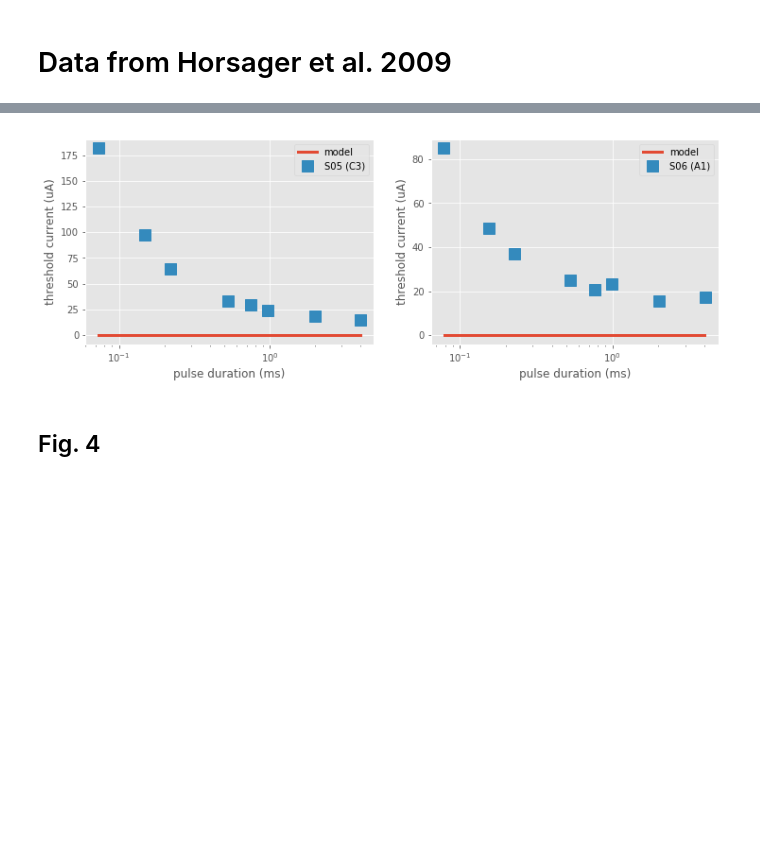
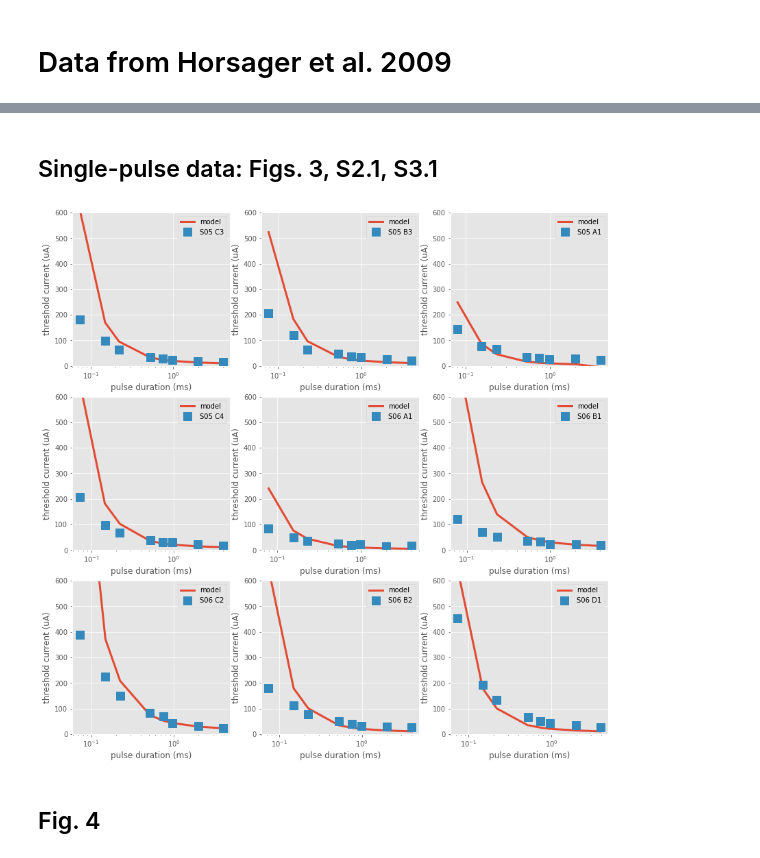
Before and after one commit to mbeyeler/pulse2percept, a Jupyter notebook: examples/notebooks/3.0-horsager-2009-figs.ipynb, the cells around one changed output, grey strips where cells are left out. Cells and saved outputs as stored; diff of their text form; code cells hidden in the pictures; blank space fills up the shorter version.

```diff
--- a/examples/notebooks/3.0-horsager-2009-figs.ipynb
+++ b/examples/notebooks/3.0-horsager-2009-figs.ipynb
@@ -193,27 +151,53 @@ plt.legend()
-# %%
-plt.figure(figsize=(12, 4))
-plt.subplot(121)
-pred = []
-for pdur, amp in fig3['S05']['C3']:
-    pt = p2p.stimuli.PulseTrain(tsample, amp=amp, freq=1,
-                                pulse_dur=pdur / 1000.0,
-                                interphase_dur=pdur / 1000.0)
-    pred.append([pdur, thresh.model_cascade(pt).max()])
-plot_panel(np.array(pred), fig3['S05']['C3'], 'S05 (C3)',
-           'pulse duration (ms)', 'threshold current (uA)',
-           is_semilogx=True)
-
-plt.subplot(122)
-pred = []
-for pdur, amp in fig3['S06']['pred']:
-    pt = p2p.stimuli.PulseTrain(tsample, amp=amp, freq=1,
-                                pulse_dur=pdur / 1000.0,
-                                interphase_dur=pdur / 1000.0)
-    pred.append([pdur, thresh.model_cascade(pt).max()])
-plot_panel(np.array(pred), fig3['S06']['A1'], 'S06 (A1)',
-           'pulse duration (ms)', 'threshold current (uA)',
-           is_semilogx=True)
-# %% [output]
-[figure, removed]
+# %% [markdown]
+## Single-pulse data: Figs. 3, S2.1, S3.1
+# %%
+def load_single_pulse(df, subject, electrode, dtype='truth'):
+    rows = (df['Subject'] == subject) & (df['Electrode'] == electrode) & (df['type'] == dtype)
+    if not np.any(rows):
+        print('Could not find subject %s and electrode %s' % (subject, electrode))
+        return None, None, None
+    elif np.count_nonzero(rows) > 1:
+        print('More than one row found:')
+        print(df.loc[rows, :])
+        return None, None, None
+
+    # Data points: [all pdurs, all amps]
+    theta = float(df.loc[rows, 'theta'])
+    data = np.array(df.loc[rows, 'data':])
+    data = data.reshape((2, -1))
+    return theta, data[0, :], data[1, :]
+# %%
+from os import environ
+data = open_excel(environ['SECOND_SIGHT_DATA'] + '/horsager2009/single-pulse.xlsx')
+# %%
+plt.figure(figsize=(14, 14))
+
+subjects =   ['S05', 'S05', 'S05', 'S05', 'S06', 'S06', 'S06', 'S06', 'S06']
+electrodes = ['C3',  'B3',  'A1',  'C4',  'A1',  'B1',  'C2',  'B2',  'D1']
+idx = 1
+for subject, electrode in zip(subjects, electrodes):
+    plt.subplot(np.ceil(len(subjects) / 3.0), 3.0, idx)
+
+    # Load data from file
+    theta, pdurs, amps = load_single_pulse(data, subject, electrode, 'truth')
+
+    # Fit model to data, plot panel
+    pred = []
+    truth = []
+    for pdur, amp in zip(pdurs, amps):
+        # Add data point to ground truth
+        truth.append([pdur, amp])
+
+        # Find the input current that produces output `theta`
+        pred.append([pdur, scpo.fmin(fit_amp, amp, disp=0, args=(thresh, pdur, theta))])
+
+    # Plot ground-truth data and model prediction
+    plot_panel(np.array(pred), np.array(truth), dlabel=subject + ' ' + electrode,
+               xlabel='pulse duration (ms)', ylabel='threshold current (uA)',
+               is_semilogx=True)
+    plt.ylim(0, 600)
+    idx += 1
+# %% [output]
+[figure, added]
 # %% [markdown]
 ## Fig. 4
```
Also changed, not shown: parts of 22 cells of this notebook, 5 other files.
